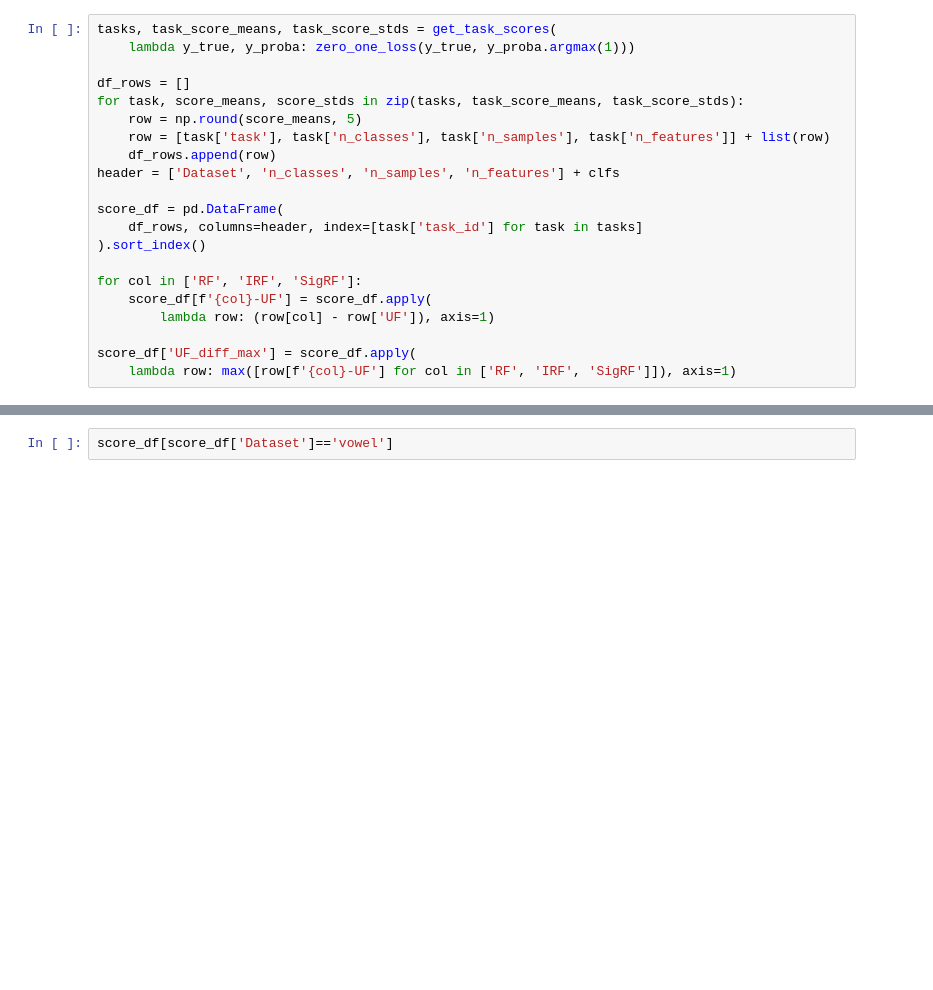
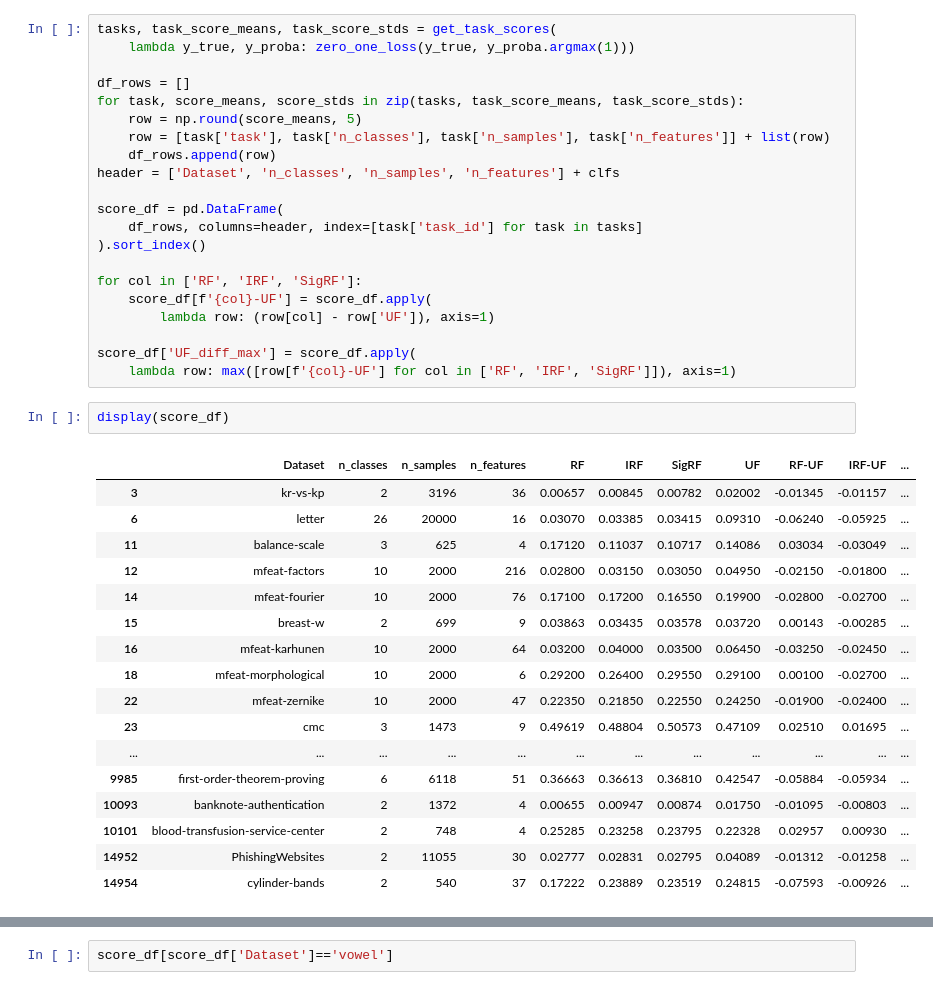
Before and after one commit to rflperry/ProgLearn, a Jupyter notebook: benchmarks/uf_experiments/cc18/results_figures_cv10.ipynb, the cells around one changed output, grey strips where cells are left out. Saved outputs shown, nothing was run; the diff lists cells and outputs as text; blank space fills up the shorter version.

```diff
--- a/benchmarks/uf_experiments/cc18/results_figures_cv10.ipynb
+++ b/benchmarks/uf_experiments/cc18/results_figures_cv10.ipynb
@@ -499,6 +498,26 @@ for col in ['RF', 'IRF', 'SigRF']:
 
 score_df['UF_diff_max'] = score_df.apply(
     lambda row: max([row[f'{col}-UF'] for col in ['RF', 'IRF', 'SigRF']]), axis=1)
+# %%
+display(score_df)
+# %% [output]
+|  | Dataset | n_classes | n_samples | n_features | RF | IRF | SigRF | UF | RF-UF | IRF-UF | ... |
+| 3 | kr-vs-kp | 2 | 3196 | 36 | 0.00657 | 0.00845 | 0.00782 | 0.02002 | -0.01345 | -0.01157 | ... |
+| 6 | letter | 26 | 20000 | 16 | 0.03070 | 0.03385 | 0.03415 | 0.09310 | -0.06240 | -0.05925 | ... |
+| 11 | balance-scale | 3 | 625 | 4 | 0.17120 | 0.11037 | 0.10717 | 0.14086 | 0.03034 | -0.03049 | ... |
+| 12 | mfeat-factors | 10 | 2000 | 216 | 0.02800 | 0.03150 | 0.03050 | 0.04950 | -0.02150 | -0.01800 | ... |
+| 14 | mfeat-fourier | 10 | 2000 | 76 | 0.17100 | 0.17200 | 0.16550 | 0.19900 | -0.02800 | -0.02700 | ... |
+| 15 | breast-w | 2 | 699 | 9 | 0.03863 | 0.03435 | 0.03578 | 0.03720 | 0.00143 | -0.00285 | ... |
+| 16 | mfeat-karhunen | 10 | 2000 | 64 | 0.03200 | 0.04000 | 0.03500 | 0.06450 | -0.03250 | -0.02450 | ... |
+| 18 | mfeat-morphological | 10 | 2000 | 6 | 0.29200 | 0.26400 | 0.29550 | 0.29100 | 0.00100 | -0.02700 | ... |
+| 22 | mfeat-zernike | 10 | 2000 | 47 | 0.22350 | 0.21850 | 0.22550 | 0.24250 | -0.01900 | -0.02400 | ... |
+| 23 | cmc | 3 | 1473 | 9 | 0.49619 | 0.48804 | 0.50573 | 0.47109 | 0.02510 | 0.01695 | ... |
+| ... | ... | ... | ... | ... | ... | ... | ... | ... | ... | ... | ... |
+| 9985 | first-order-theorem-proving | 6 | 6118 | 51 | 0.36663 | 0.36613 | 0.36810 | 0.42547 | -0.05884 | -0.05934 | ... |
+| 10093 | banknote-authentication | 2 | 1372 | 4 | 0.00655 | 0.00947 | 0.00874 | 0.01750 | -0.01095 | -0.00803 | ... |
+| 10101 | blood-transfusion-service-center | 2 | 748 | 4 | 0.25285 | 0.23258 | 0.23795 | 0.22328 | 0.02957 | 0.00930 | ... |
+| 14952 | PhishingWebsites | 2 | 11055 | 30 | 0.02777 | 0.02831 | 0.02795 | 0.04089 | -0.01312 | -0.01258 | ... |
+| 14954 | cylinder-bands | 2 | 540 | 37 | 0.17222 | 0.23889 | 0.23519 | 0.24815 | -0.07593 | -0.00926 | ... |
 # %%
 m = len(clfs)
 stat_mat = []
```
Also changed, not shown: parts of 12 cells of this notebook, 38 other files.
